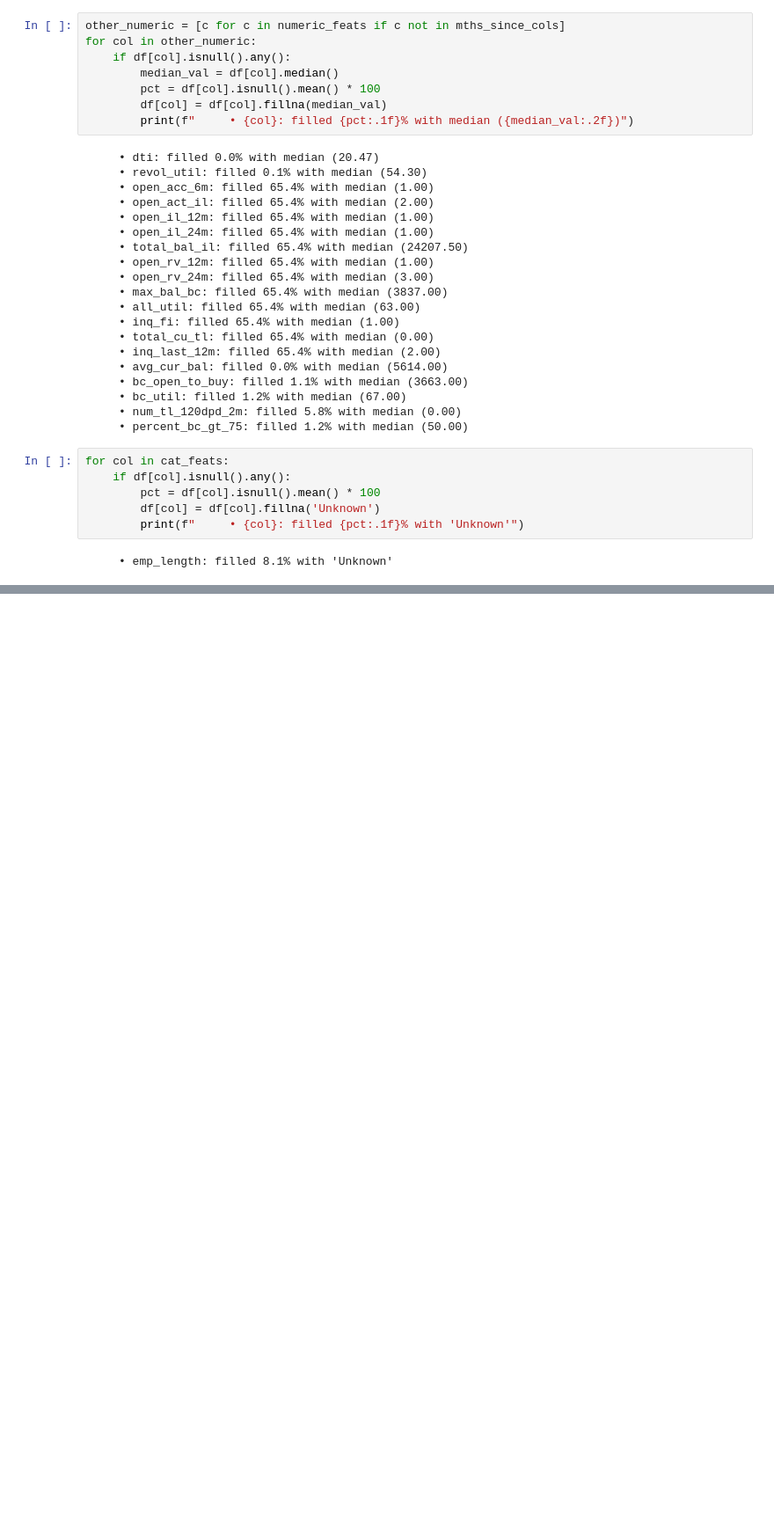
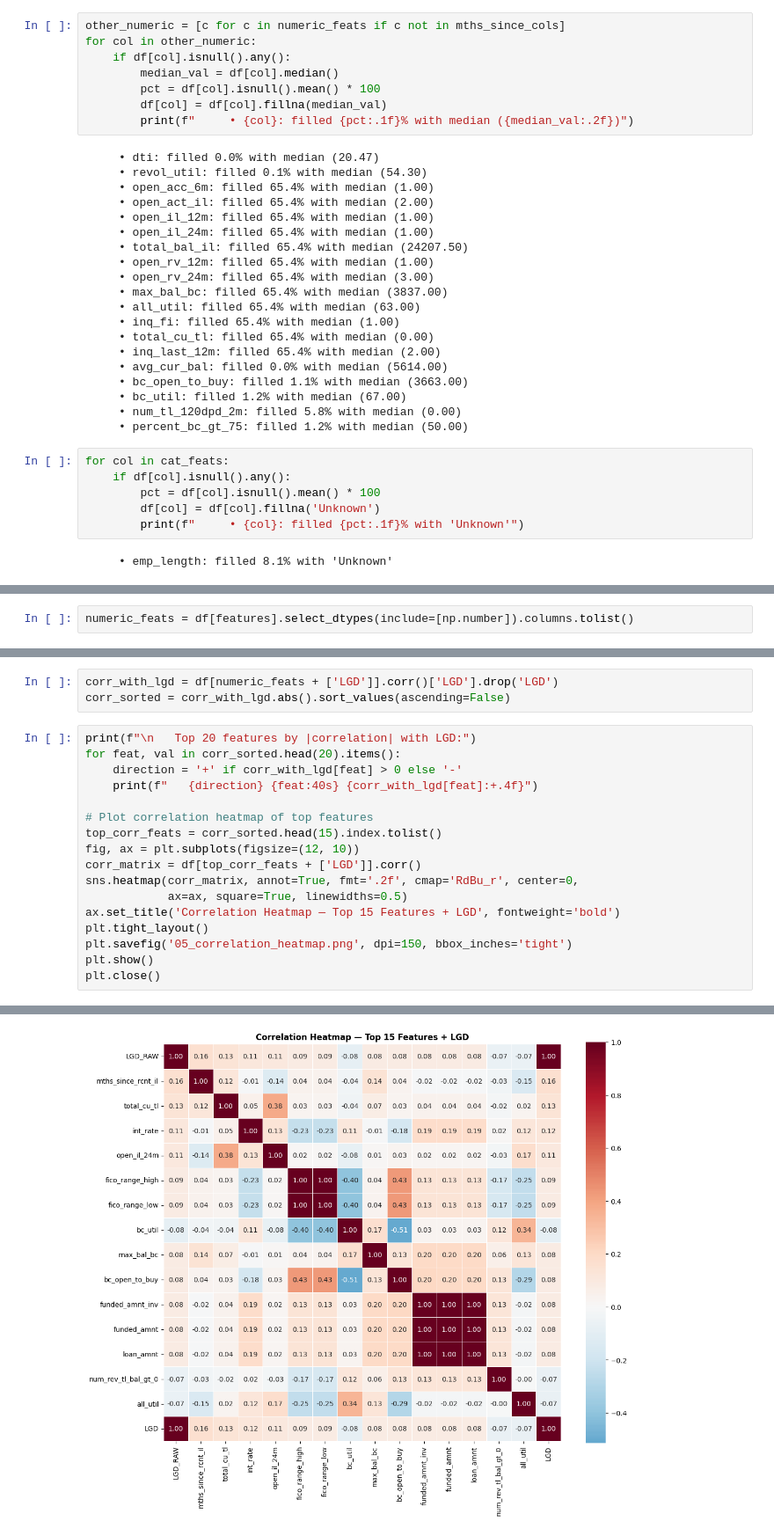
Before and after one commit to IAMLATI/Predicting-Loss-Given-Default-, a Jupyter notebook: Predicting_Loan_Default_Loss_(Loss_Given_Default).ipynb, the cells around one changed output, grey strips where cells are left out. Shown at 88% size. Saved outputs shown, nothing was run; the diff lists cells and outputs as text; blank space fills up the shorter version.

```diff
--- a/Predicting_Loan_Default_Loss_(Loss_Given_Default).ipynb
+++ b/Predicting_Loan_Default_Loss_(Loss_Given_Default).ipynb
@@ -425,0 +524,2 @@ print(f"\n   ✅ Remaining missing values: {df[features].isnull().sum().sum()}")
+# %%
+numeric_feats = df[features].select_dtypes(include=[np.number]).columns.tolist()
@@ -425,0 +530,21 @@ print(f"\n   ✅ Remaining missing values: {df[features].isnull().sum().sum()}")
+# %%
+corr_with_lgd = df[numeric_feats + ['LGD']].corr()['LGD'].drop('LGD')
+corr_sorted = corr_with_lgd.abs().sort_values(ascending=False)
+# %%
+print(f"\n   Top 20 features by |correlation| with LGD:")
+for feat, val in corr_sorted.head(20).items():
+    direction = '+' if corr_with_lgd[feat] > 0 else '-'
+    print(f"   {direction} {feat:40s} {corr_with_lgd[feat]:+.4f}")
+
+# Plot correlation heatmap of top features
+top_corr_feats = corr_sorted.head(15).index.tolist()
+fig, ax = plt.subplots(figsize=(12, 10))
+corr_matrix = df[top_corr_feats + ['LGD']].corr()
+sns.heatmap(corr_matrix, annot=True, fmt='.2f', cmap='RdBu_r', center=0,
+            ax=ax, square=True, linewidths=0.5)
+ax.set_title('Correlation Heatmap — Top 15 Features + LGD', fontweight='bold')
+plt.tight_layout()
+plt.savefig('05_correlation_heatmap.png', dpi=150, bbox_inches='tight')
+plt.show()
+plt.close()
+# %% [output]
@@ -425,0 +568 @@ print(f"\n   ✅ Remaining missing values: {df[features].isnull().sum().sum()}")
+[figure, added]
```
Also changed, not shown: parts of 21 cells of this notebook.
